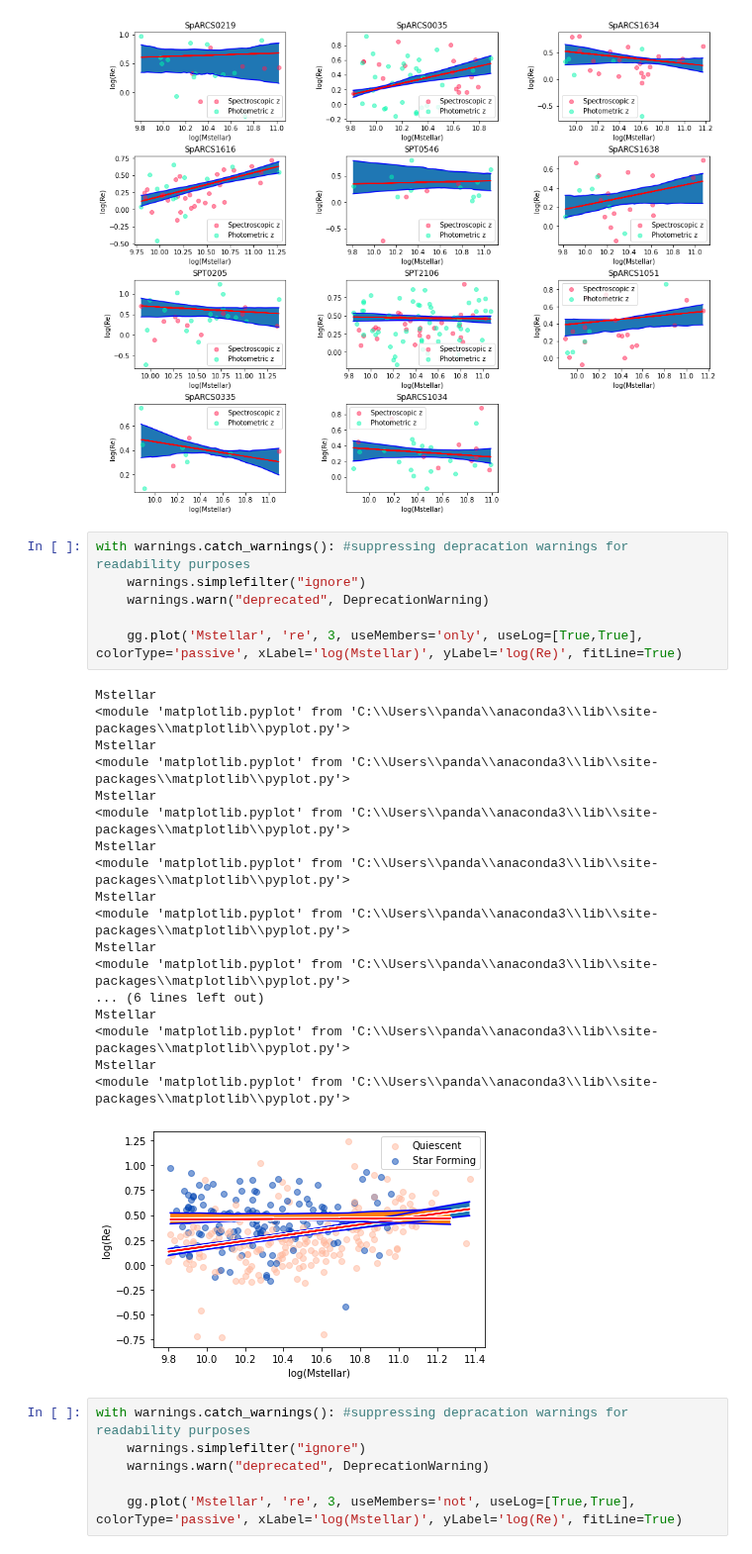
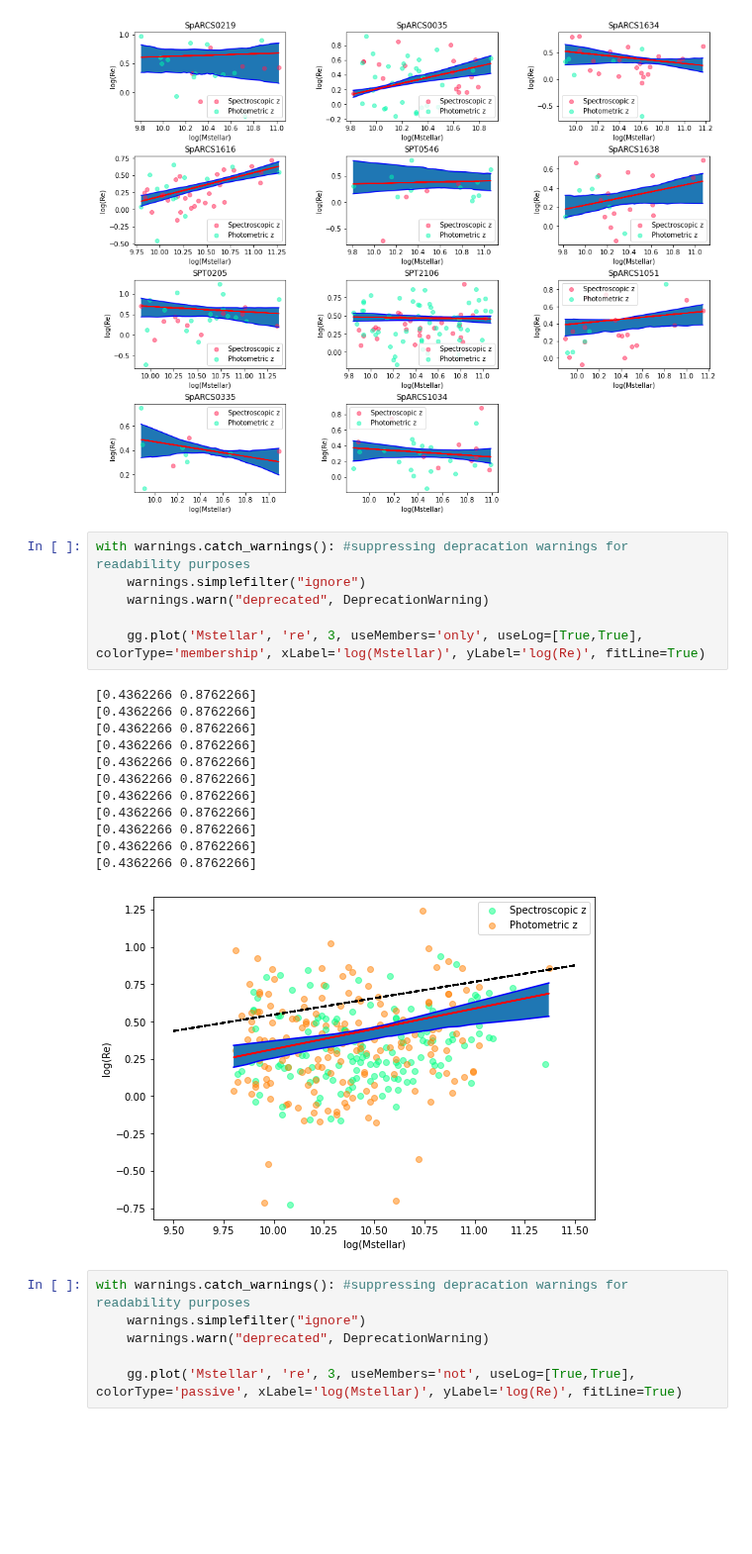
Before and after one commit to FreemanSpray/GOGREEN-Research, a Jupyter notebook: Notebooks/main.ipynb, the cells around one changed output. Shown at 99% size. Saved outputs shown, nothing was run; the diff lists cells and outputs as text; blank space fills up the shorter version.

Commit message:
Correct plotVanDerWelLines() implementation

```diff
--- a/Notebooks/main.ipynb
+++ b/Notebooks/main.ipynb
@@ -35,28 +35,22 @@ with warnings.catch_warnings(): #suppressing depracation warnings for readabilit
 # %%
 with warnings.catch_warnings(): #suppressing depracation warnings for readability purposes
     warnings.simplefilter("ignore")
     warnings.warn("deprecated", DeprecationWarning)
 
-    gg.plot('Mstellar', 're', 3, useMembers='only', useLog=[True,True], colorType='passive', xLabel='log(Mstellar)', yLabel='log(Re)', fitLine=True)
+    gg.plot('Mstellar', 're', 3, useMembers='only', useLog=[True,True], colorType='membership', xLabel='log(Mstellar)', yLabel='log(Re)', fitLine=True)
 # %% [output]
-Mstellar
-<module 'matplotlib.pyplot' from 'C:\\Users\\panda\\anaconda3\\lib\\site-packages\\matplotlib\\pyplot.py'>
-Mstellar
-<module 'matplotlib.pyplot' from 'C:\\Users\\panda\\anaconda3\\lib\\site-packages\\matplotlib\\pyplot.py'>
-Mstellar
-<module 'matplotlib.pyplot' from 'C:\\Users\\panda\\anaconda3\\lib\\site-packages\\matplotlib\\pyplot.py'>
-Mstellar
-<module 'matplotlib.pyplot' from 'C:\\Users\\panda\\anaconda3\\lib\\site-packages\\matplotlib\\pyplot.py'>
-Mstellar
-<module 'matplotlib.pyplot' from 'C:\\Users\\panda\\anaconda3\\lib\\site-packages\\matplotlib\\pyplot.py'>
-Mstellar
-<module 'matplotlib.pyplot' from 'C:\\Users\\panda\\anaconda3\\lib\\site-packages\\matplotlib\\pyplot.py'>
-... (6 lines left out)
-Mstellar
-<module 'matplotlib.pyplot' from 'C:\\Users\\panda\\anaconda3\\lib\\site-packages\\matplotlib\\pyplot.py'>
-Mstellar
-<module 'matplotlib.pyplot' from 'C:\\Users\\panda\\anaconda3\\lib\\site-packages\\matplotlib\\pyplot.py'>
+[0.4362266 0.8762266]
+[0.4362266 0.8762266]
+[0.4362266 0.8762266]
+[0.4362266 0.8762266]
+[0.4362266 0.8762266]
+[0.4362266 0.8762266]
+[0.4362266 0.8762266]
+[0.4362266 0.8762266]
+[0.4362266 0.8762266]
+[0.4362266 0.8762266]
+[0.4362266 0.8762266]
-[figure, old version]
+[figure, new version]
 # %%
 with warnings.catch_warnings(): #suppressing depracation warnings for readability purposes
     warnings.simplefilter("ignore")
```
Also changed, not shown: 1 other file.
